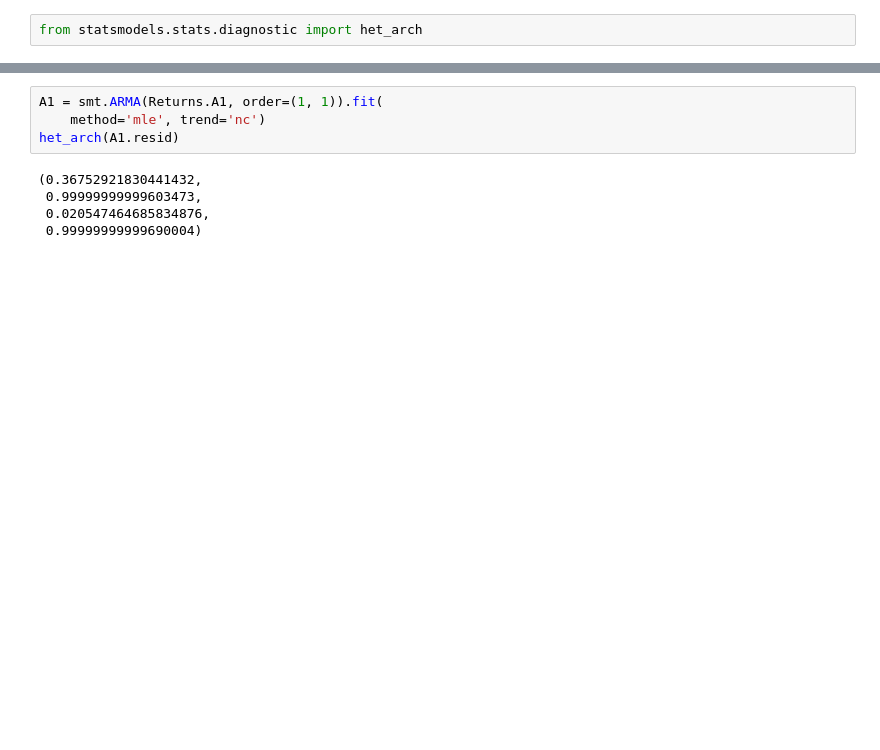
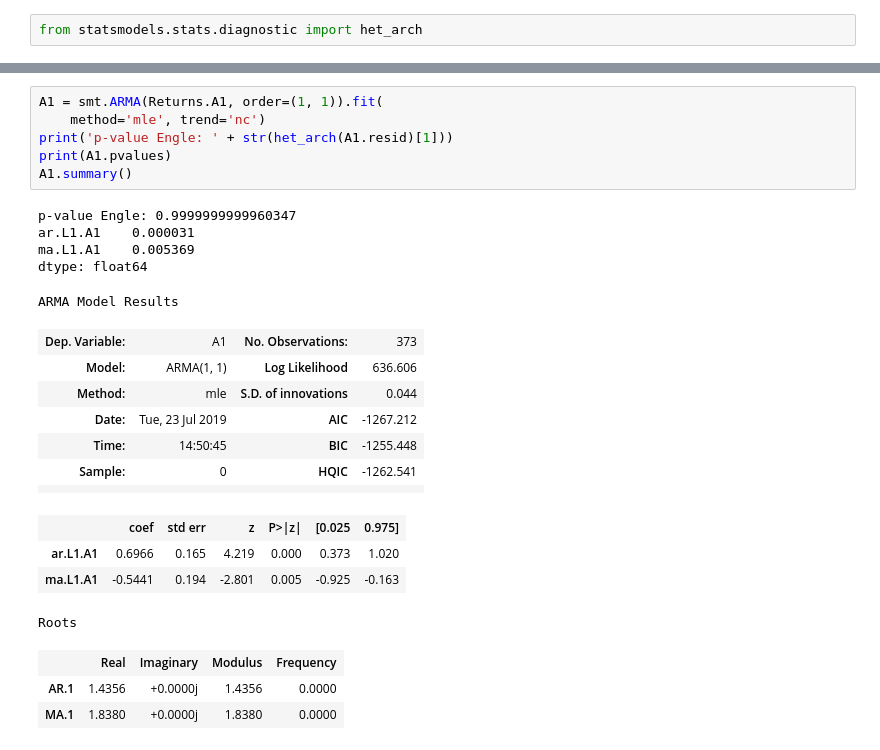
Before and after one commit to pedroargento/Mestrado, a Jupyter notebook: codigo.ipynb, the cells around one changed output, grey strips where cells are left out. Saved outputs shown, nothing was run; the diff lists cells and outputs as text; blank space fills up the shorter version.

```diff
--- a/codigo.ipynb
+++ b/codigo.ipynb
@@ -220,12 +252,29 @@ het_arch(A0.resid)
 # %%
 A1 = smt.ARMA(Returns.A1, order=(1, 1)).fit(
     method='mle', trend='nc')
-het_arch(A1.resid)
+print('p-value Engle: ' + str(het_arch(A1.resid)[1]))
+print(A1.pvalues)
+A1.summary()
 # %% [output]
-(0.36752921830441432,
- 0.99999999999603473,
- 0.020547464685834876,
- 0.99999999999690004)
+p-value Engle: 0.9999999999960347
+ar.L1.A1    0.000031
+ma.L1.A1    0.005369
+dtype: float64
+ARMA Model Results
+| Dep. Variable: | A1 | No. Observations: | 373 |
+| Model: | ARMA(1, 1) | Log Likelihood | 636.606 |
+| Method: | mle | S.D. of innovations | 0.044 |
+| Date: | Tue, 23 Jul 2019 | AIC | -1267.212 |
+| Time: | 14:50:45 | BIC | -1255.448 |
+| Sample: | 0 | HQIC | -1262.541 |
+|  |  |  |  |
+|  | coef | std err | z | P>|z| | [0.025 | 0.975] |
+| ar.L1.A1 | 0.6966 | 0.165 | 4.219 | 0.000 | 0.373 | 1.020 |
+| ma.L1.A1 | -0.5441 | 0.194 | -2.801 | 0.005 | -0.925 | -0.163 |
+Roots
+|  | Real | Imaginary | Modulus | Frequency |
+| AR.1 | 1.4356 | +0.0000j | 1.4356 | 0.0000 |
+| MA.1 | 1.8380 | +0.0000j | 1.8380 | 0.0000 |
 # %%
 A2 = smt.ARMA(Returns.A2, order=(1, 1)).fit(
     method='mle', trend='nc')
```
Also changed, not shown: parts of 27 cells of this notebook, 6 other files.
